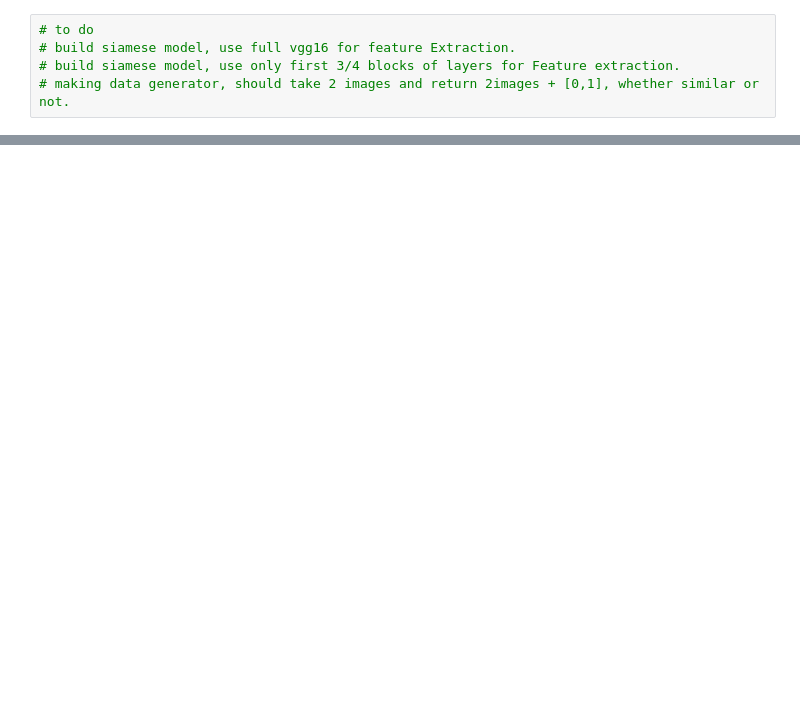
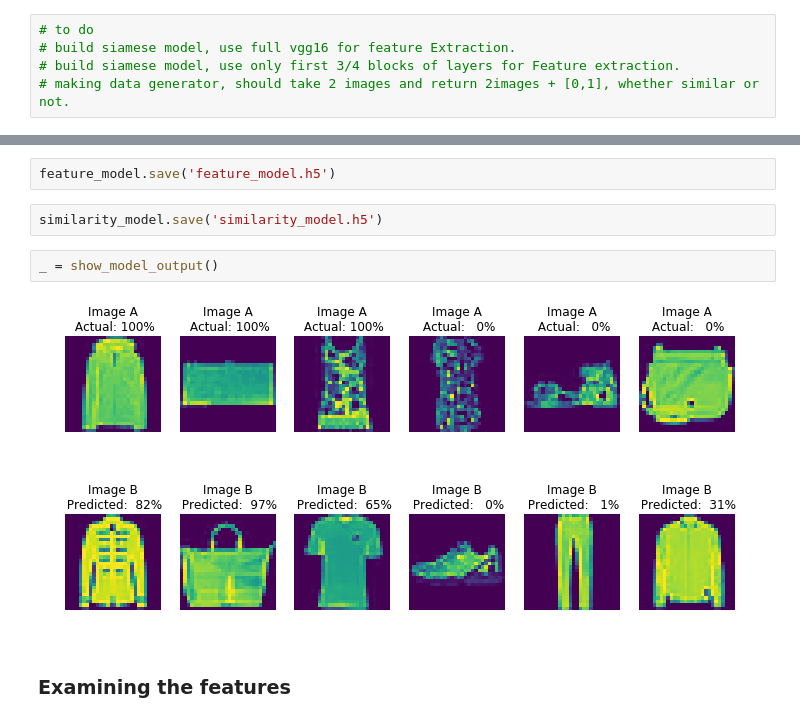
Before and after one commit to Ankur-singh/image_similarity, a Jupyter notebook: Image_similarity.ipynb, the cells around one changed output, grey strips where cells are left out. Drawn from its saved outputs; the diff is of its cells as text; blank space fills up the shorter version.

```diff
--- a/Image_similarity.ipynb
+++ b/Image_similarity.ipynb
@@ -108,0 +378,10 @@ Again, not very satisfactory. Possible problems could be, the features generated
+# %%
+feature_model.save('feature_model.h5')
+# %%
+similarity_model.save('similarity_model.h5')
+# %%
+_ = show_model_output()
+# %% [output]
+[figure, added]
+# %% [markdown]
+### Examining the features
```
Also changed, not shown: parts of 50 cells of this notebook, 4 other files.
